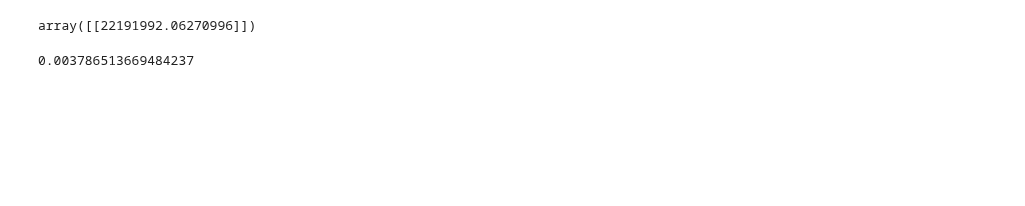
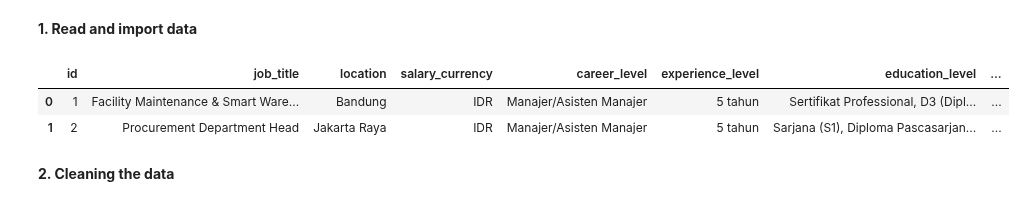
Before and after one commit to Reosta-Pratama/Project-Prediction, a Jupyter notebook: testing.ipynb, the cells around one changed output. Cells and saved outputs as stored; diff of their text form; code cells hidden in the pictures; blank space fills up the shorter version.

```diff
--- a/testing.ipynb
+++ b/testing.ipynb
@@ -96,8 +1,2 @@ plt.show()
-# %%
-model.predict([[10]])
-# %% [output]
-array([[22191992.06270996]])
-# %%
-model.score(xTest, yTest)
-# %% [output]
-0.003786513669484237
+# %% [markdown]
+**1. Read and import data**
@@ -103,0 +16,8 @@ model.score(xTest, yTest)
+# %%
+dataset.head(2)
+# %% [output]
+|  | id | job_title | location | salary_currency | career_level | experience_level | education_level | ... |
+| 0 | 1 | Facility Maintenance & Smart Ware... | Bandung | IDR | Manajer/Asisten Manajer | 5 tahun | Sertifikat Professional, D3 (Dipl... | ... |
+| 1 | 2 | Procurement Department Head | Jakarta Raya | IDR | Manajer/Asisten Manajer | 5 tahun | Sarjana (S1), Diploma Pascasarjan... | ... |
+# %% [markdown]
+**2. Cleaning the data**
```
Also changed, not shown: parts of 45 cells of this notebook, 1 other file.
